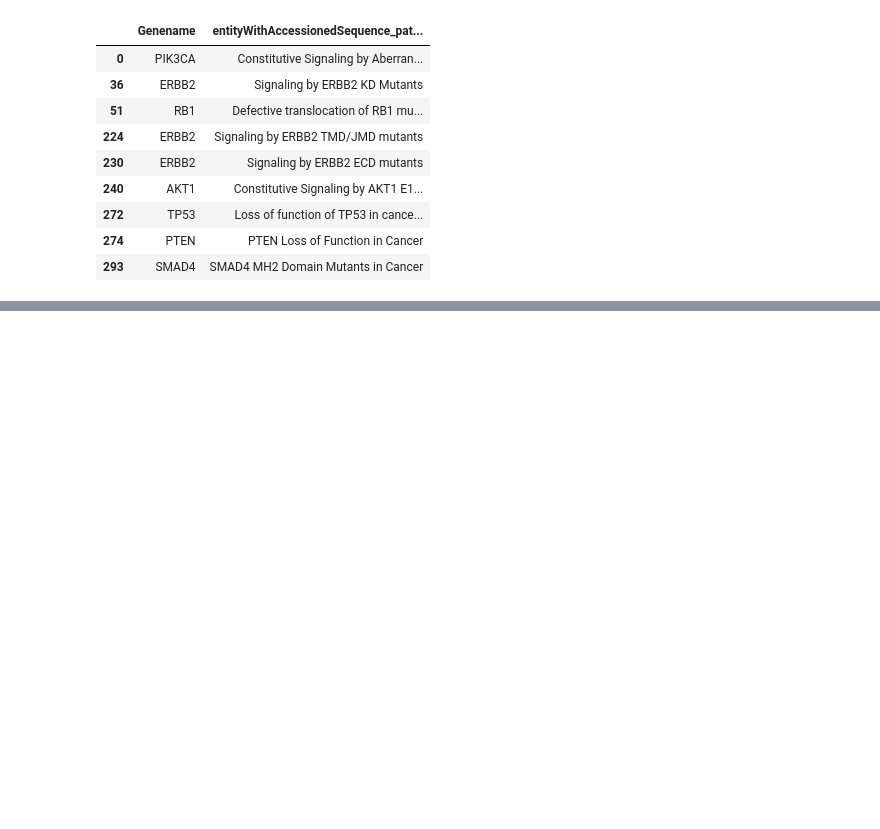
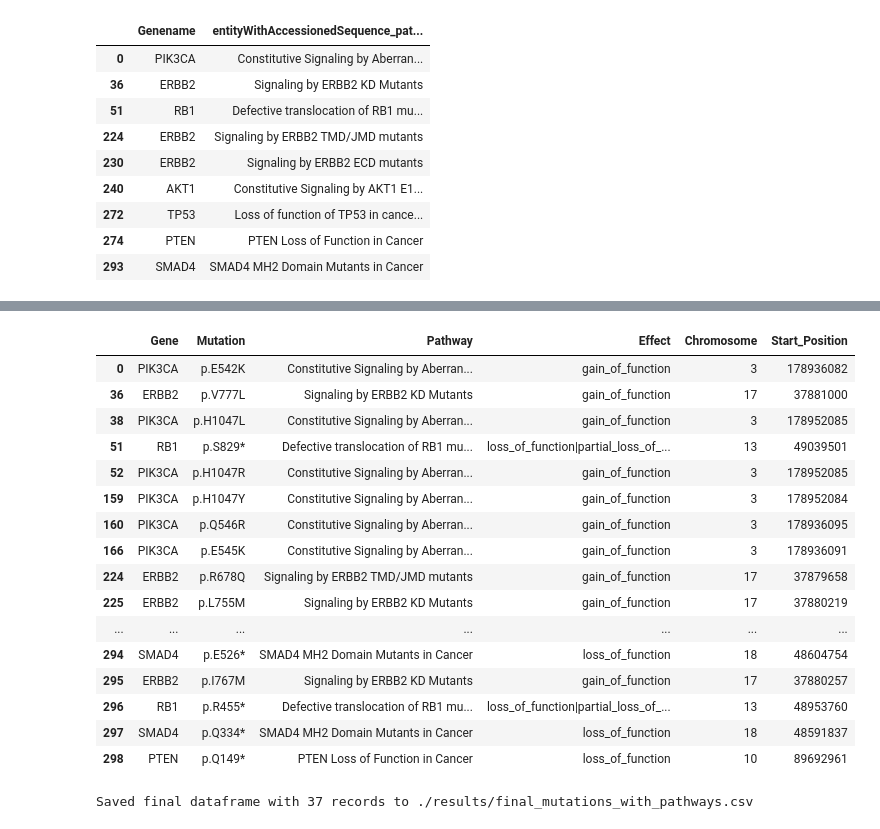
Before and after one commit to ShuhuaXu/BIME550-Project-KR, a Jupyter notebook: DataExplore.ipynb, the cells around one changed output, grey strips where cells are left out. Saved outputs shown, nothing was run; the diff lists cells and outputs as text; code cells hidden in the pictures; blank space fills up the shorter version.

Commit message:
finalize mutations and pathways

```diff
--- a/DataExplore.ipynb
+++ b/DataExplore.ipynb
@@ -333,0 +299,47 @@ Gene + protein-position matches: 12858
+# %%
+final_df = merged_exact.copy()
+final_df["Gene"] = final_df["Hugo_Symbol"]
+final_df = final_df.drop(columns=["Tumor_Sample_Barcode"])
+final_df = final_df.drop_duplicates()
+
+final_df = final_df.rename(
+    columns={"entityWithAccessionedSequence_pathway_displayName": "Pathway"}
+)
+final_df = final_df.rename(
+    columns={
+        "entityWithAccessionedSequence_reactionLikeEvent_entityFunctionalStatus_functionalStatus_functionalStatusType_displayName": "Effect"
+    }
+)
+# final_df = final_df.rename(columns={"Hugo_Symbol": "Gene"})
+final_df = final_df.rename(columns={"HGVSp_Short": "Mutation"})
+# %%
+final_df = final_df
+final_df = final_df[
+    ["Gene", "Mutation", "Pathway", "Effect", "Chromosome", "Start_Position"]
+]
+final_df
+# %% [output]
+|  | Gene | Mutation | Pathway | Effect | Chromosome | Start_Position |
+| 0 | PIK3CA | p.E542K | Constitutive Signaling by Aberran... | gain_of_function | 3 | 178936082 |
+| 36 | ERBB2 | p.V777L | Signaling by ERBB2 KD Mutants | gain_of_function | 17 | 37881000 |
+| 38 | PIK3CA | p.H1047L | Constitutive Signaling by Aberran... | gain_of_function | 3 | 178952085 |
+| 51 | RB1 | p.S829* | Defective translocation of RB1 mu... | loss_of_function|partial_loss_of_... | 13 | 49039501 |
+| 52 | PIK3CA | p.H1047R | Constitutive Signaling by Aberran... | gain_of_function | 3 | 178952085 |
+| 159 | PIK3CA | p.H1047Y | Constitutive Signaling by Aberran... | gain_of_function | 3 | 178952084 |
+| 160 | PIK3CA | p.Q546R | Constitutive Signaling by Aberran... | gain_of_function | 3 | 178936095 |
+| 166 | PIK3CA | p.E545K | Constitutive Signaling by Aberran... | gain_of_function | 3 | 178936091 |
+| 224 | ERBB2 | p.R678Q | Signaling by ERBB2 TMD/JMD mutants | gain_of_function | 17 | 37879658 |
+| 225 | ERBB2 | p.L755M | Signaling by ERBB2 KD Mutants | gain_of_function | 17 | 37880219 |
+| ... | ... | ... | ... | ... | ... | ... |
+| 294 | SMAD4 | p.E526* | SMAD4 MH2 Domain Mutants in Cancer | loss_of_function | 18 | 48604754 |
+| 295 | ERBB2 | p.I767M | Signaling by ERBB2 KD Mutants | gain_of_function | 17 | 37880257 |
+| 296 | RB1 | p.R455* | Defective translocation of RB1 mu... | loss_of_function|partial_loss_of_... | 13 | 48953760 |
+| 297 | SMAD4 | p.Q334* | SMAD4 MH2 Domain Mutants in Cancer | loss_of_function | 18 | 48591837 |
+| 298 | PTEN | p.Q149* | PTEN Loss of Function in Cancer | loss_of_function | 10 | 89692961 |
+# %%
+# Save final_df to CSV for ontology generation
+FINAL_DF_SAVE_PATH = "./results/final_mutations_with_pathways.csv"
+final_df.to_csv(FINAL_DF_SAVE_PATH, index=False)
+print(f"Saved final dataframe with {len(final_df)} records to {FINAL_DF_SAVE_PATH}")
+# %% [output]
+Saved final dataframe with 37 records to ./results/final_mutations_with_pathways.csv
```
Also changed, not shown: parts of 6 cells of this notebook, 2 other files.
